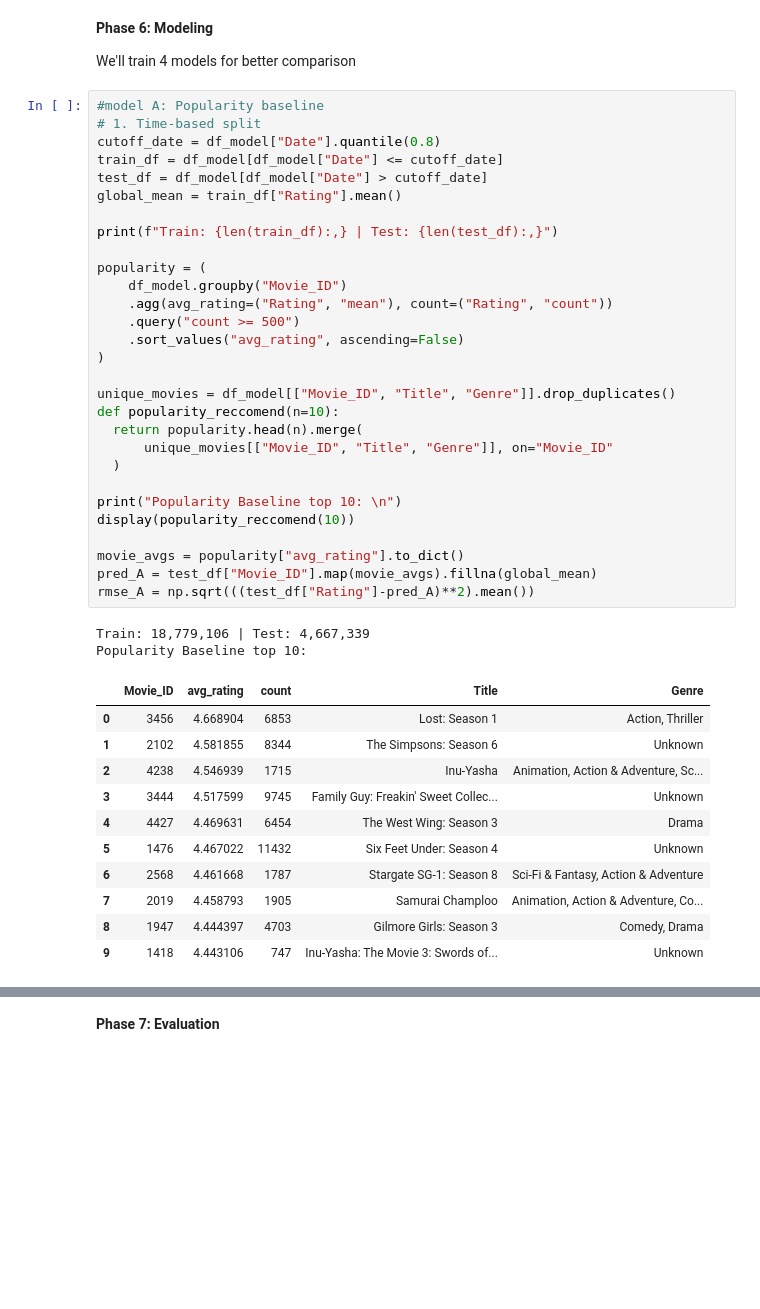
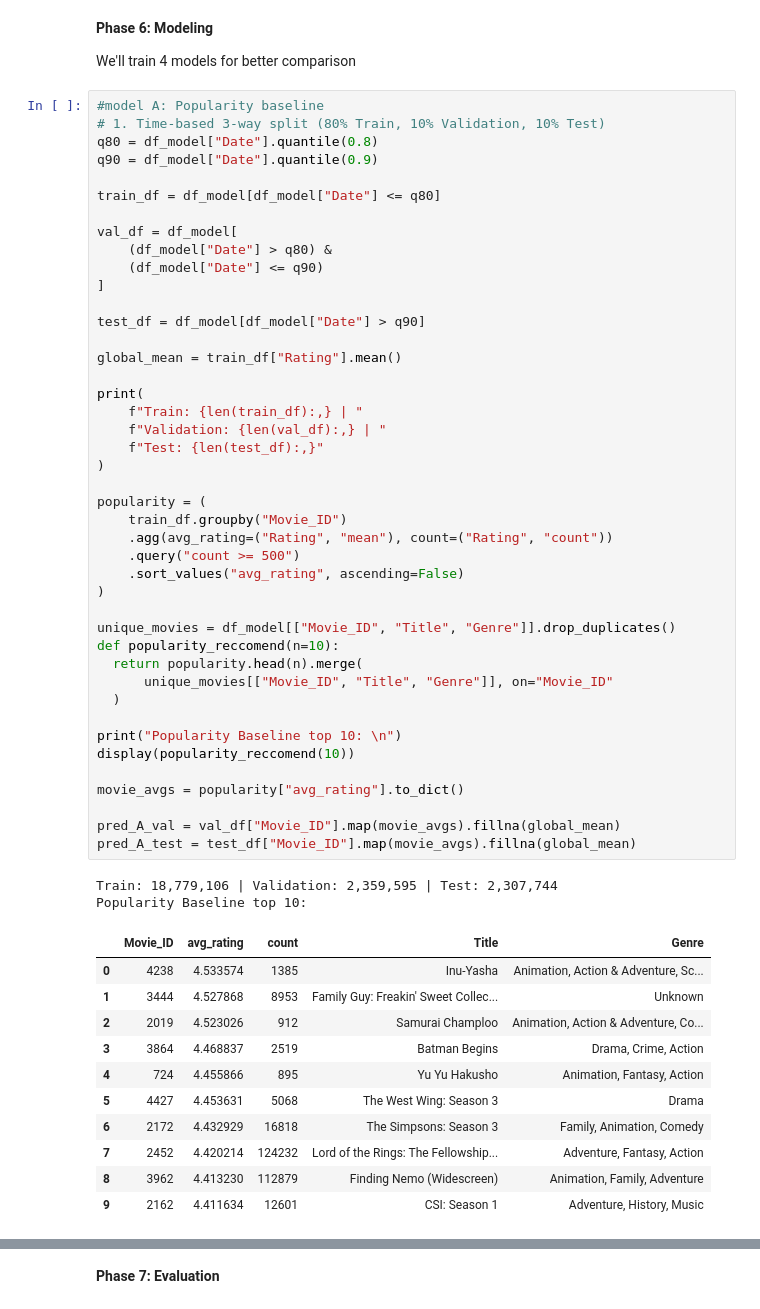
Before and after one commit to offbeatash/Netflix-movie-recommendation-engine, a Jupyter notebook: notebooks/Netflix-project.ipynb, the cells around one changed output, grey strips where cells are left out. Saved outputs shown, nothing was run; the diff lists cells and outputs as text; blank space fills up the shorter version.

```diff
--- a/notebooks/Netflix-project.ipynb
+++ b/notebooks/Netflix-project.ipynb
@@ -818,47 +806,61 @@ plt.show()
 We'll train 4 models for better comparison
 # %%
 #model A: Popularity baseline
-# 1. Time-based split
-cutoff_date = df_model["Date"].quantile(0.8)
-train_df = df_model[df_model["Date"] <= cutoff_date]
-test_df = df_model[df_model["Date"] > cutoff_date]
+# 1. Time-based 3-way split (80% Train, 10% Validation, 10% Test)
+q80 = df_model["Date"].quantile(0.8)
+q90 = df_model["Date"].quantile(0.9)
+
+train_df = df_model[df_model["Date"] <= q80]
+
+val_df = df_model[
+    (df_model["Date"] > q80) &
+    (df_model["Date"] <= q90)
+]
+
+test_df = df_model[df_model["Date"] > q90]
+
 global_mean = train_df["Rating"].mean()
 
-print(f"Train: {len(train_df):,} | Test: {len(test_df):,}")
+print(
+    f"Train: {len(train_df):,} | "
+    f"Validation: {len(val_df):,} | "
+    f"Test: {len(test_df):,}"
+)
 
 popularity = (
-    df_model.groupby("Movie_ID")
+    train_df.groupby("Movie_ID")
     .agg(avg_rating=("Rating", "mean"), count=("Rating", "count"))
     .query("count >= 500")
     .sort_values("avg_rating", ascending=False)
 )
 
 unique_movies = df_model[["Movie_ID", "Title", "Genre"]].drop_duplicates()
 def popularity_reccomend(n=10):
   return popularity.head(n).merge(
       unique_movies[["Movie_ID", "Title", "Genre"]], on="Movie_ID"
   )
 
 print("Popularity Baseline top 10: \n")
 display(popularity_reccomend(10))
 
 movie_avgs = popularity["avg_rating"].to_dict()
-pred_A = test_df["Movie_ID"].map(movie_avgs).fillna(global_mean)
-rmse_A = np.sqrt(((test_df["Rating"]-pred_A)**2).mean())
+
+pred_A_val = val_df["Movie_ID"].map(movie_avgs).fillna(global_mean)
+pred_A_test = test_df["Movie_ID"].map(movie_avgs).fillna(global_mean)
 # %% [output]
-Train: 18,779,106 | Test: 4,667,339
+Train: 18,779,106 | Validation: 2,359,595 | Test: 2,307,744
 Popularity Baseline top 10:
 |  | Movie_ID | avg_rating | count | Title | Genre |
-| 0 | 3456 | 4.668904 | 6853 | Lost: Season 1 | Action, Thriller |
-| 1 | 2102 | 4.581855 | 8344 | The Simpsons: Season 6 | Unknown |
-| 2 | 4238 | 4.546939 | 1715 | Inu-Yasha | Animation, Action & Adventure, Sc... |
-| 3 | 3444 | 4.517599 | 9745 | Family Guy: Freakin' Sweet Collec... | Unknown |
-| 4 | 4427 | 4.469631 | 6454 | The West Wing: Season 3 | Drama |
-| 5 | 1476 | 4.467022 | 11432 | Six Feet Under: Season 4 | Unknown |
-| 6 | 2568 | 4.461668 | 1787 | Stargate SG-1: Season 8 | Sci-Fi & Fantasy, Action & Adventure |
-| 7 | 2019 | 4.458793 | 1905 | Samurai Champloo | Animation, Action & Adventure, Co... |
-| 8 | 1947 | 4.444397 | 4703 | Gilmore Girls: Season 3 | Comedy, Drama |
-| 9 | 1418 | 4.443106 | 747 | Inu-Yasha: The Movie 3: Swords of... | Unknown |
+| 0 | 4238 | 4.533574 | 1385 | Inu-Yasha | Animation, Action & Adventure, Sc... |
+| 1 | 3444 | 4.527868 | 8953 | Family Guy: Freakin' Sweet Collec... | Unknown |
+| 2 | 2019 | 4.523026 | 912 | Samurai Champloo | Animation, Action & Adventure, Co... |
+| 3 | 3864 | 4.468837 | 2519 | Batman Begins | Drama, Crime, Action |
+| 4 | 724 | 4.455866 | 895 | Yu Yu Hakusho | Animation, Fantasy, Action |
+| 5 | 4427 | 4.453631 | 5068 | The West Wing: Season 3 | Drama |
+| 6 | 2172 | 4.432929 | 16818 | The Simpsons: Season 3 | Family, Animation, Comedy |
+| 7 | 2452 | 4.420214 | 124232 | Lord of the Rings: The Fellowship... | Adventure, Fantasy, Action |
+| 8 | 3962 | 4.413230 | 112879 | Finding Nemo (Widescreen) | Animation, Family, Adventure |
+| 9 | 2162 | 4.411634 | 12601 | CSI: Season 1 | Adventure, History, Music |
 # %%
 #model B: ALS via implicit
 
```
Also changed, not shown: parts of 21 cells of this notebook, 2 other files.
